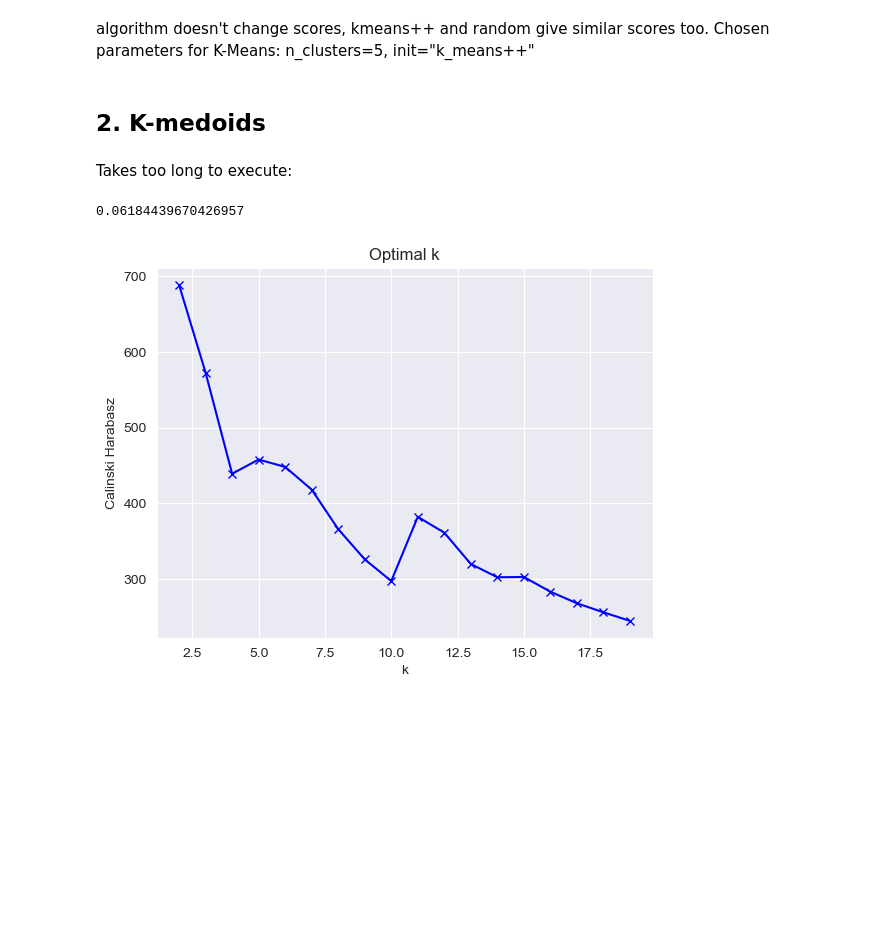
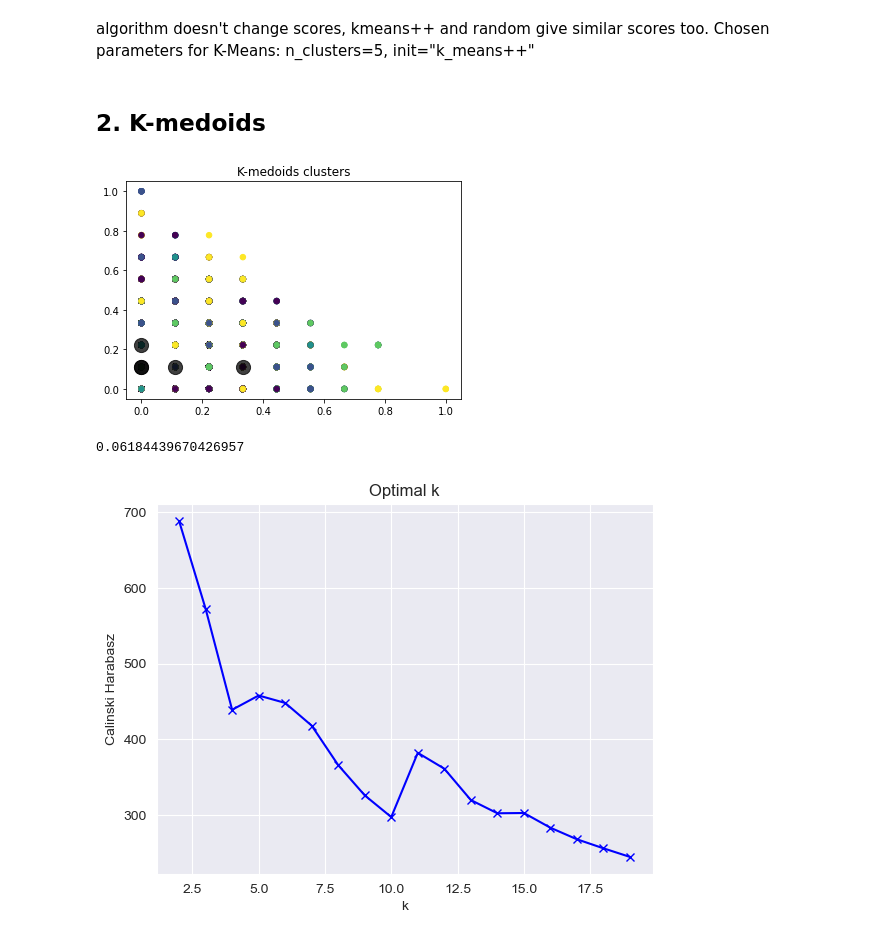
Before and after one commit to annaostrowska03/Soccer-Players-Clustering, a Jupyter notebook: final/final.ipynb, the cells around one changed output. Cells and saved outputs as stored; diff of their text form; code cells hidden in the pictures; blank space fills up the shorter version.

```diff
--- a/final/final.ipynb
+++ b/final/final.ipynb
@@ -179,14 +179,16 @@ def plot_kmedoids_clusters(X, n_clusters):
     kmedoids = KMedoids(n_clusters=n_clusters, random_state=0)
     kmedoids.fit(X)
     y_kmedoids = kmedoids.predict(X)
-    plt.scatter(X[:, 0], X[:, 1], c=y_kmedoids, s=30, cmap='viridis')
+    plt.scatter(X.iloc[:, 0], X.iloc[:, 1], c=y_kmedoids, s=30, cmap='viridis')
 
     centers = kmedoids.cluster_centers_
     plt.scatter(centers[:, 0], centers[:, 1], c='black', s=200, alpha=0.75)
     plt.title('K-medoids clusters')
     plt.show()
-# %% [markdown]
-Takes too long to execute:
+# %%
+plot_kmedoids_clusters(sample_df,5)
+# %% [output]
+[figure, added]
 # %%
 def metrics_plots_medoids(df, max_k=20):
 
```
Also changed, not shown: parts of 11 cells of this notebook.
